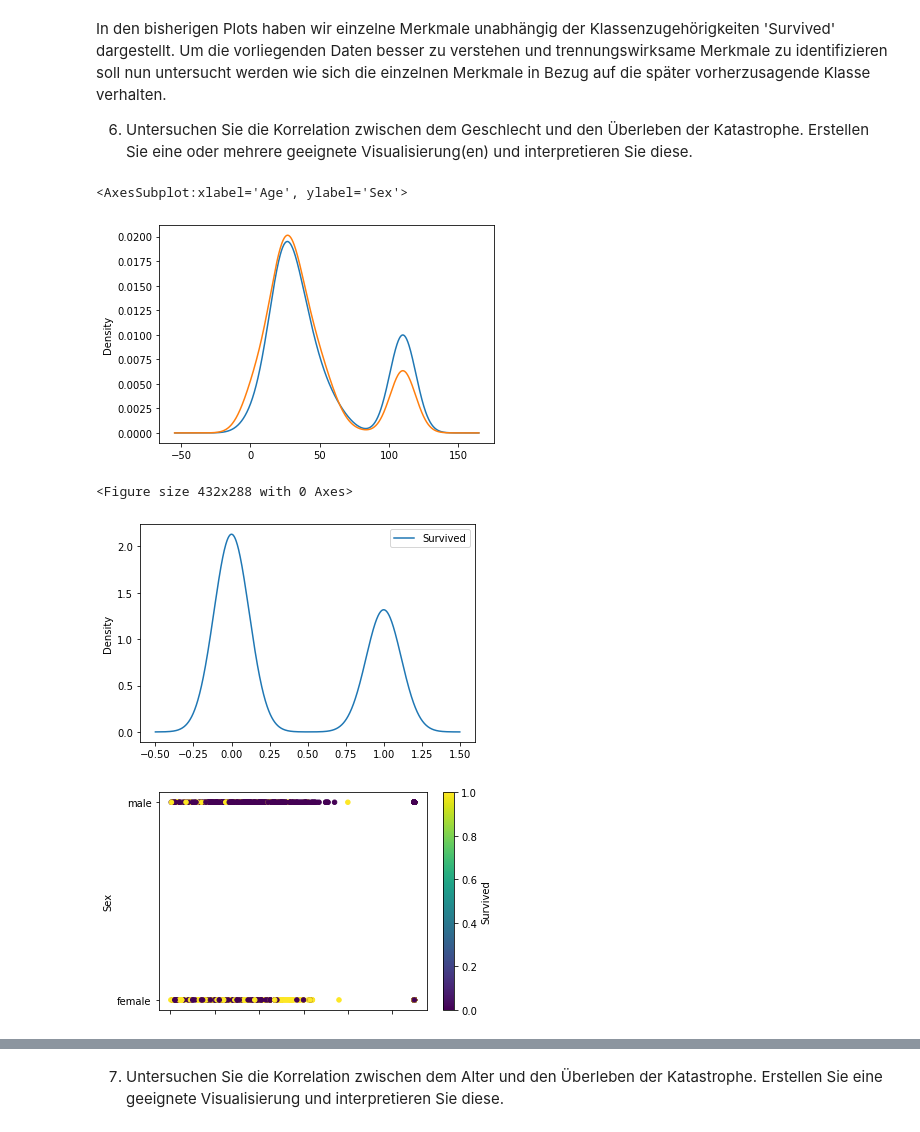
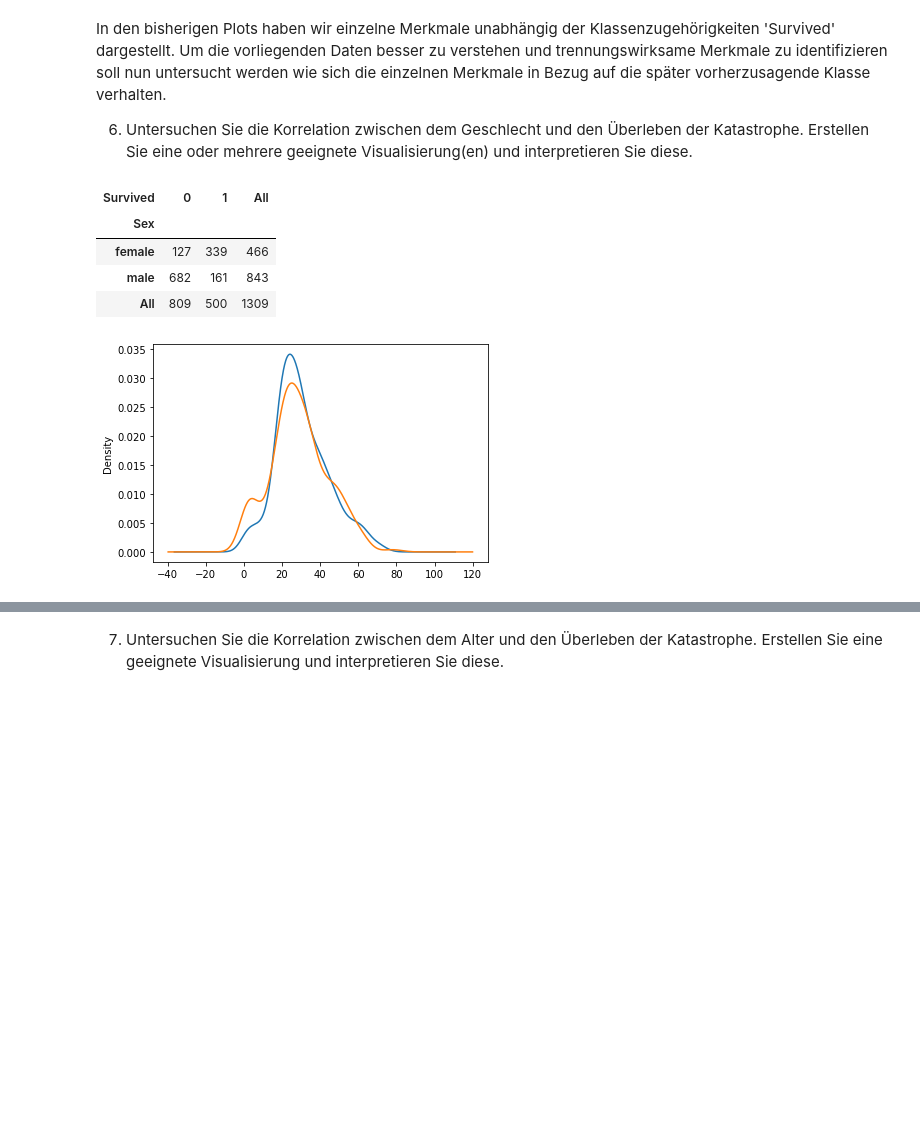
Before and after one commit to OgLocGreen/hska_ml_lab_master_exercises, a Jupyter notebook: Exercise 2 - Exploratory data analysis, Simple Classifier/Exercise 2.1 - Exploratory data analysis.ipynb, the cells around one changed output, grey strips where cells are left out. Saved outputs shown, nothing was run; the diff lists cells and outputs as text; code cells hidden in the pictures; blank space fills up the shorter version.

```diff
--- a/Exercise 2 - Exploratory data analysis, Simple Classifier/Exercise 2.1 - Exploratory data analysis.ipynb
+++ b/Exercise 2 - Exploratory data analysis, Simple Classifier/Exercise 2.1 - Exploratory data analysis.ipynb
@@ -520,20 +519,13 @@ In den bisherigen Plots haben wir einzelne Merkmale unabhängig der Klassenzugeh
 # %%
 x = df.Age.groupby(df.Survived)
 plt.figure(0)
 x.plot(x="Age",y ="Survived",kind="density")
 
-
-#Der bringt gar nix
-plt.figure(1)
-df.plot(x="Age",y ="Survived", kind="density")
-
-
-
-plt.figure(2)
-df.plot.scatter(x="Age", y= "Sex", c = "Survived",cmap="viridis")
+pd.crosstab(df["Sex"], df["Survived"], margins=True)
 # %% [output]
-<AxesSubplot:xlabel='Age', ylabel='Sex'>
+| Survived | 0 | 1 | All |
+| Sex |  |  |  |
+| female | 127 | 339 | 466 |
+| male | 682 | 161 | 843 |
+| All | 809 | 500 | 1309 |
-[figure, old version]
+[figure, new version]
-<Figure size 432x288 with 0 Axes>
-[figure, removed]
-[figure, removed]
```
Also changed, not shown: parts of 19 cells of this notebook.
